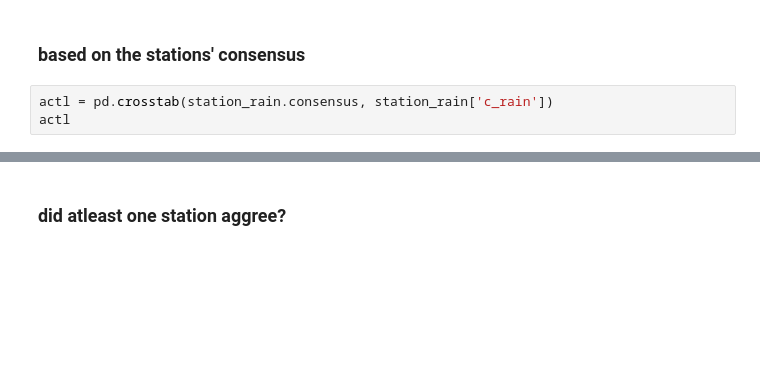
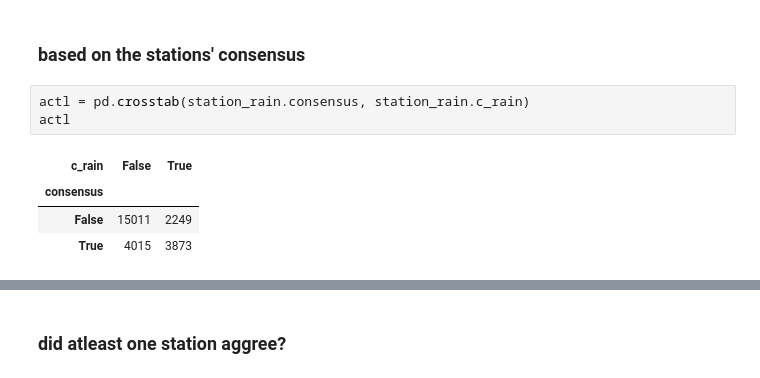
Before and after one commit to DataKind-DC/audubon-cbc, a Jupyter notebook: notebooks/2.1-rain-analysis.ipynb, the cells around one changed output, grey strips where cells are left out. Drawn from its saved outputs; the diff is of its cells as text; blank space fills up the shorter version.

```diff
--- a/notebooks/2.1-rain-analysis.ipynb
+++ b/notebooks/2.1-rain-analysis.ipynb
@@ -336,8 +467,13 @@ re
 # %% [markdown]
 ### based on the stations' consensus
 # %%
-actl = pd.crosstab(station_rain.consensus, station_rain['c_rain'])
+actl = pd.crosstab(station_rain.consensus, station_rain.c_rain)
 actl
+# %% [output]
+| c_rain | False | True |
+| consensus |  |  |
+| False | 15011 | 2249 |
+| True | 4015 | 3873 |
 # %%
 # condition on volunteer data
 actl / actl.sum()
```
Also changed, not shown: parts of 55 cells of this notebook.
